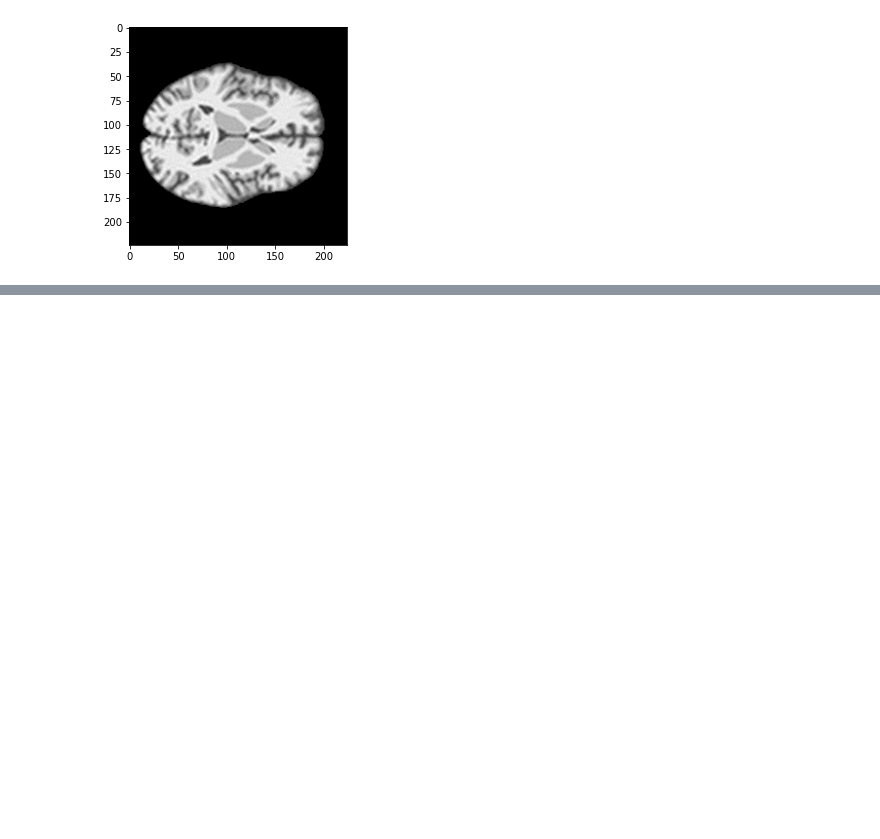
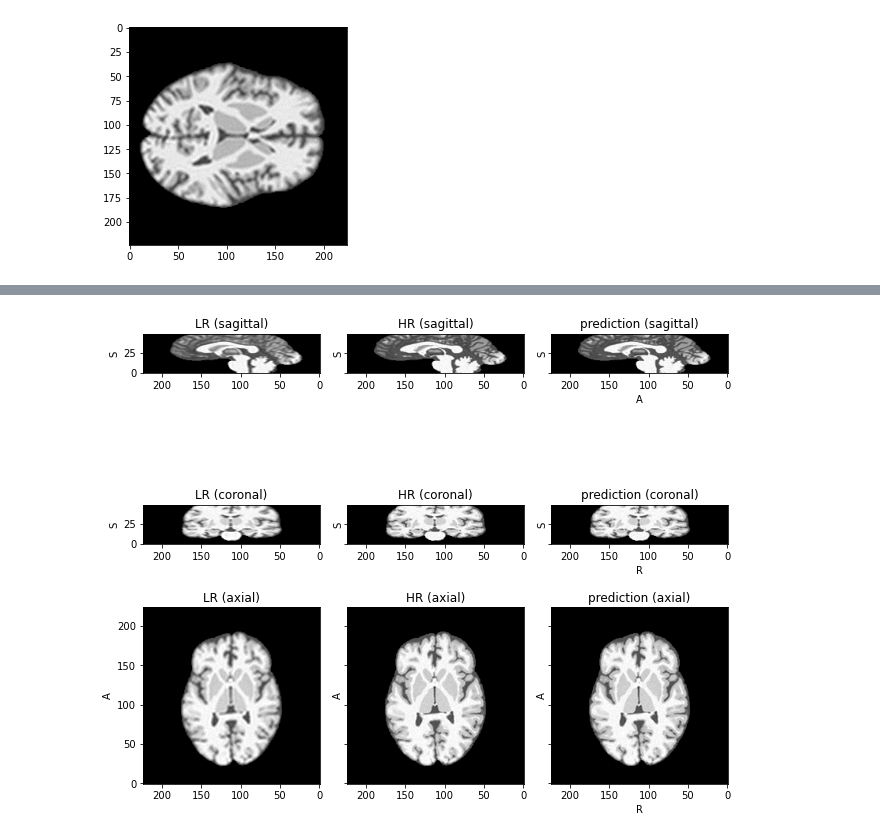
Before and after one commit to rienboonstoppel/SRGan, a Jupyter notebook: dataloader_tio.ipynb, the cells around one changed output, grey strips where cells are left out. Saved outputs shown, nothing was run; the diff lists cells and outputs as text; code cells hidden in the pictures; blank space fills up the shorter version.

```diff
--- a/dataloader_tio.ipynb
+++ b/dataloader_tio.ipynb
@@ -94,0 +120,26 @@ torch.Size([20, 1, 64, 64])
+# %%
+subject = random.choice(val_set)
+grid_sampler = tio.inference.GridSampler(
+    subject,
+    patch_size=(*patch_size,1),
+    patch_overlap=overlap,
+    padding_mode='symmetric',
+)
+
+patch_loader = torch.utils.data.DataLoader(
+    grid_sampler, batch_size=validation_batch_size)
+aggregator = tio.inference.GridAggregator(grid_sampler, overlap_mode='average')
+
+with torch.no_grad():
+    for patches_batch in patch_loader:
+        inputs = patches_batch['LR'][tio.DATA] / std
+        locations = patches_batch[tio.LOCATION]
+        probabilities = patches_batch['HR'][tio.DATA] # * std
+        aggregator.add_batch(probabilities, locations)
+
+foreground = aggregator.get_output_tensor()
+prediction = tio.ScalarImage(tensor=foreground)
+subject.add_image(prediction, 'prediction')
+subject.plot(figsize=(9, 8))
+# %% [output]
+[figure, added]
```
Also changed, not shown: parts of 5 cells of this notebook, 5 other files.
